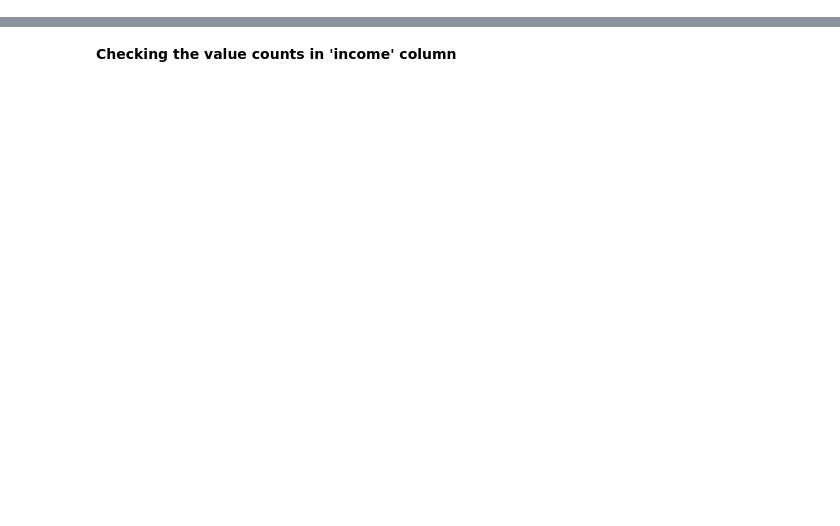
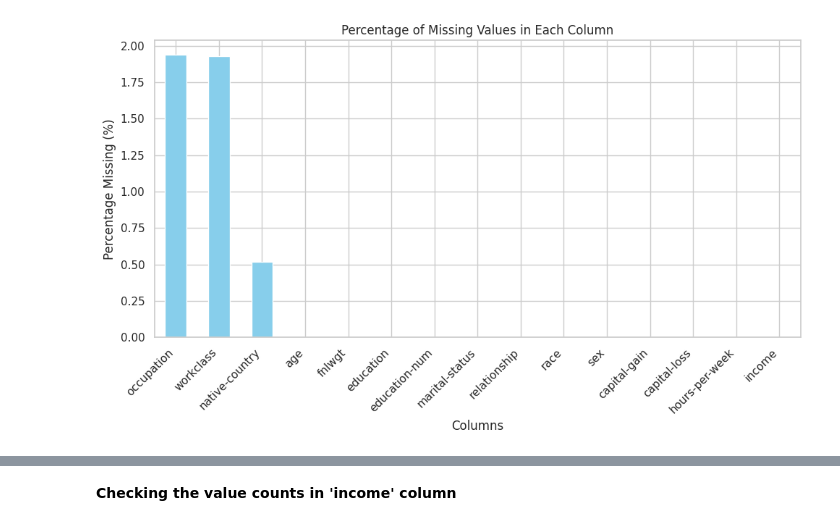
Before and after one commit to pramuditha101/ML-Coursework, a Jupyter notebook: Final.ipynb, the cells around one changed output, grey strips where cells are left out. Saved outputs shown, nothing was run; the diff lists cells and outputs as text; code cells hidden in the pictures; blank space fills up the shorter version.

```diff
--- a/Final.ipynb
+++ b/Final.ipynb
@@ -55,2 +99,20 @@ print("Number of rows with more than one missing value:", rows_with_multiple_mis
+# %%
+# Calculate percentage of missing values in each column
+missing_percentage = (data.isnull().mean() * 100).round(2)
+
+# Sort columns by missing percentage
+missing_percentage = missing_percentage.sort_values(ascending=False)
+
+# Create bar plot
+plt.figure(figsize=(10, 6))
+missing_percentage.plot(kind='bar', color='skyblue')
+plt.title('Percentage of Missing Values in Each Column')
+plt.xlabel('Columns')
+plt.ylabel('Percentage Missing (%)')
+plt.xticks(rotation=45, ha='right')
+plt.tight_layout()
+plt.show()
+# %% [output]
+[figure, added]
 # %%
 data.isnull().sum()
```
Also changed, not shown: parts of 54 cells of this notebook.
